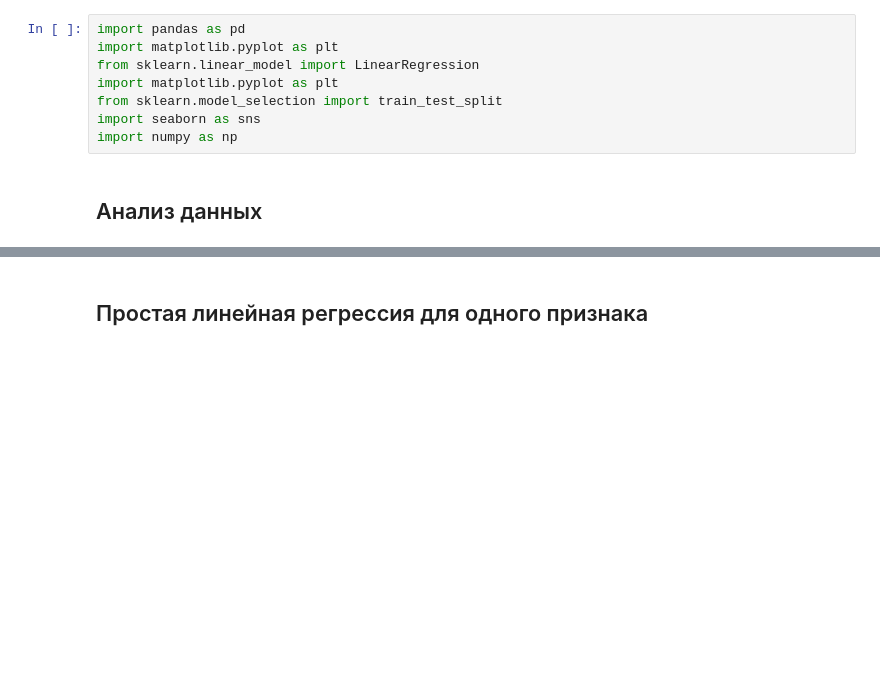
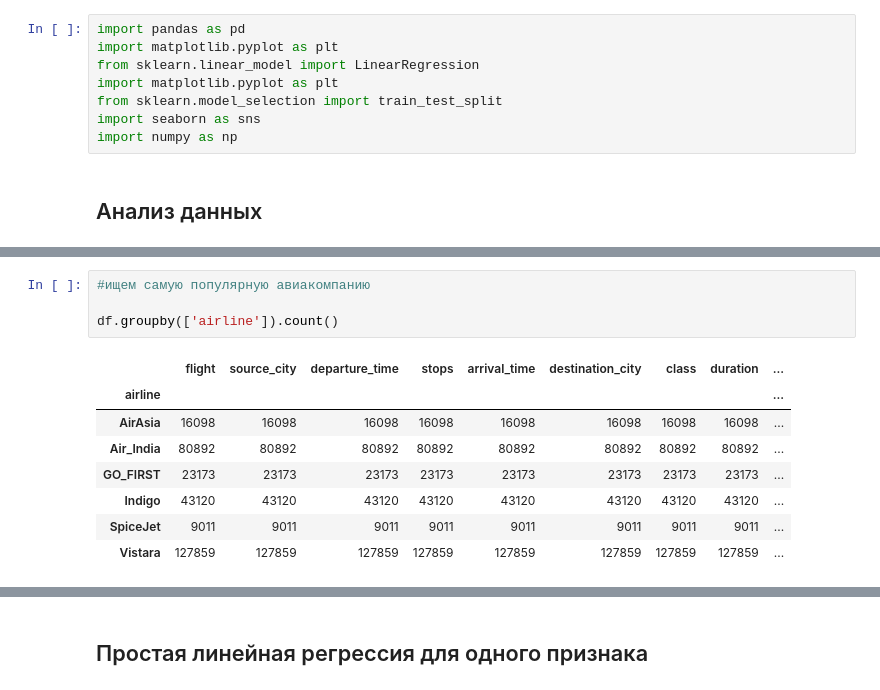
Before and after one commit to starminalush/ml_course_2022, a Jupyter notebook: lesson4/lesson4_task_linear_regression.ipynb, the cells around one changed output, grey strips where cells are left out. Cells and saved outputs as stored; diff of their text form; blank space fills up the shorter version.

```diff
--- a/lesson4/lesson4_task_linear_regression.ipynb
+++ b/lesson4/lesson4_task_linear_regression.ipynb
@@ -24,0 +83,13 @@ df.isna().sum()
+# %%
+#ищем самую популярную авиакомпанию
+
+df.groupby(['airline']).count()
+# %% [output]
+|  | flight | source_city | departure_time | stops | arrival_time | destination_city | class | duration | ... |
+| airline |  |  |  |  |  |  |  |  | ... |
+| AirAsia | 16098 | 16098 | 16098 | 16098 | 16098 | 16098 | 16098 | 16098 | ... |
+| Air_India | 80892 | 80892 | 80892 | 80892 | 80892 | 80892 | 80892 | 80892 | ... |
+| GO_FIRST | 23173 | 23173 | 23173 | 23173 | 23173 | 23173 | 23173 | 23173 | ... |
+| Indigo | 43120 | 43120 | 43120 | 43120 | 43120 | 43120 | 43120 | 43120 | ... |
+| SpiceJet | 9011 | 9011 | 9011 | 9011 | 9011 | 9011 | 9011 | 9011 | ... |
+| Vistara | 127859 | 127859 | 127859 | 127859 | 127859 | 127859 | 127859 | 127859 | ... |
```
Also changed, not shown: parts of 50 cells of this notebook.
